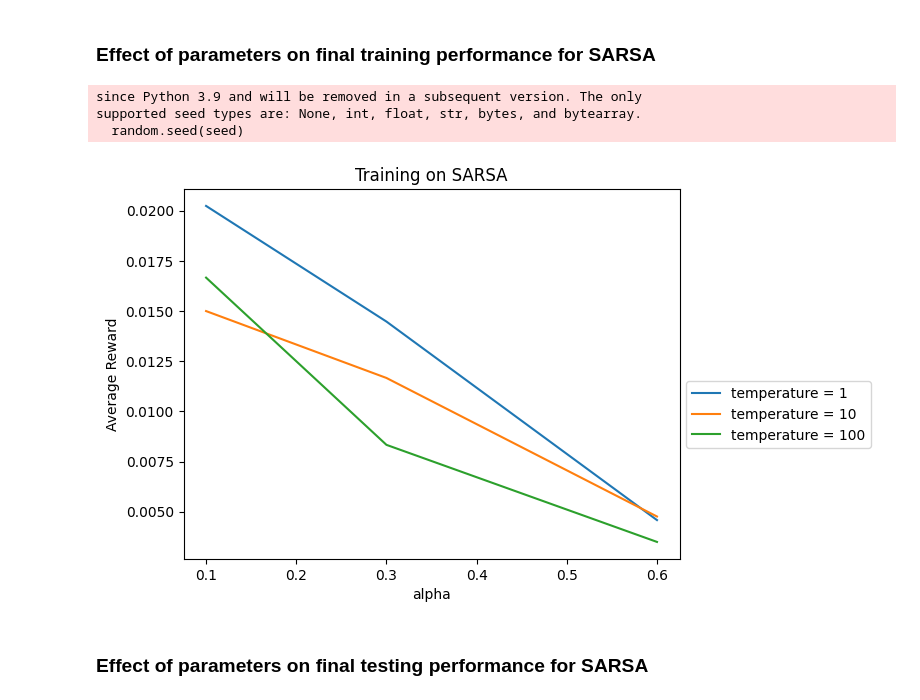
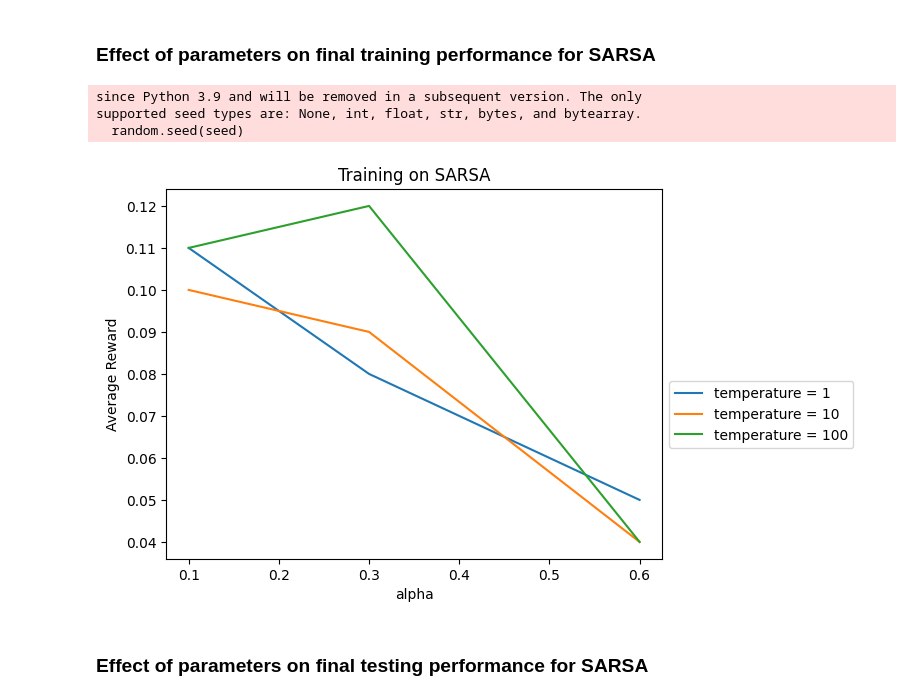
Before and after one commit to Ling01234/SARSA-Function-Approximation, a Jupyter notebook: assignment2_rl.ipynb, the cells around one changed output. Drawn from its saved outputs; the diff is of its cells as text; code cells hidden in the pictures.

Commit message:
reward still needs to be fixed

```diff
--- a/assignment2_rl.ipynb
+++ b/assignment2_rl.ipynb
@@ -23,7 +23,7 @@ SEEDS = np.arange(10)
 # %% [markdown]
 Driver Code to test out the combination of each alpha with each temperature for SARSA.
 # %%
-env = gym.make("FrozenLake-v1", desc=None, map_name="4x4", is_slippery=False)
+env = gym.make("FrozenLake-v1", desc=None, map_name="4x4", is_slippery=True)
 env.reset()
 sarsa = SARSA(env, 0.1, 1, GAMMA, EPISODES, False)
 sarsa.simulate_episodes()
@@ -33,7 +33,9 @@ train_reward = sarsa.train_reward()
 print(f"train reward: {train_reward}")
 test_reward = sarsa.test_reward()
 print(f"test reward: {test_reward}")
-# print("total reward: ", rewards)
+reward = sarsa.reward
+print(f"Qvalues: \n{sarsa.Qvalues}")
+# print("total reward: \n", reward)
 
 #uncomment this line if you want to vizualize the game
-# env.visualize(final_policy, 10)
+# sarsa.visualize(10)
@@ -50,36 +44,34 @@ test reward: 0.0
 # %%
 for temp in tqdm(TEMPERATURE):
     rewards_train = []
     for alpha in ALPHAS:
         average_reward_train = 0
         for seed in SEEDS:
             random.seed(seed)
 
-            env = gym.make("FrozenLake-v1", desc=None, map_name="4x4", is_slippery=False)
+            env = gym.make("FrozenLake-v1", desc=None, map_name="4x4", is_slippery=True)
             env.reset()
             sarsa = SARSA(env, alpha, temp, GAMMA, EPISODES, False)
             sarsa.simulate_episodes()
             final_policy = sarsa.learned_policy
-            last_training = sarsa.last_training()
-            average_reward_train += last_training
+            train_reward = sarsa.train_reward()
+            average_reward_train += train_reward
 
         average_reward_train = average_reward_train/10
         rewards_train.append(average_reward_train)
 
-    # for (a, r) in zip(ALPHAS, rewards_train):
-    #     print(f"temperature {temp}: {(a,r)}")
     plt.plot(ALPHAS, rewards_train, label = f"temperature = {temp}")
 
 plt.legend(bbox_to_anchor = (1, 0.5), loc = "best")
 plt.title("Training on SARSA")
 plt.xlabel("alpha")
 plt.ylabel("Average Reward")
 plt.show()
 # %% [output]
 since Python 3.9 and will be removed in a subsequent version. The only
 supported seed types are: None, int, float, str, bytes, and bytearray.
   random.seed(seed)
-[figure, old version]
+[figure, new version]
 # %% [markdown]
 ### Effect of parameters on final testing performance for SARSA
 # %%
```
Also changed, not shown: parts of 2 cells of this notebook, 1 other file.
